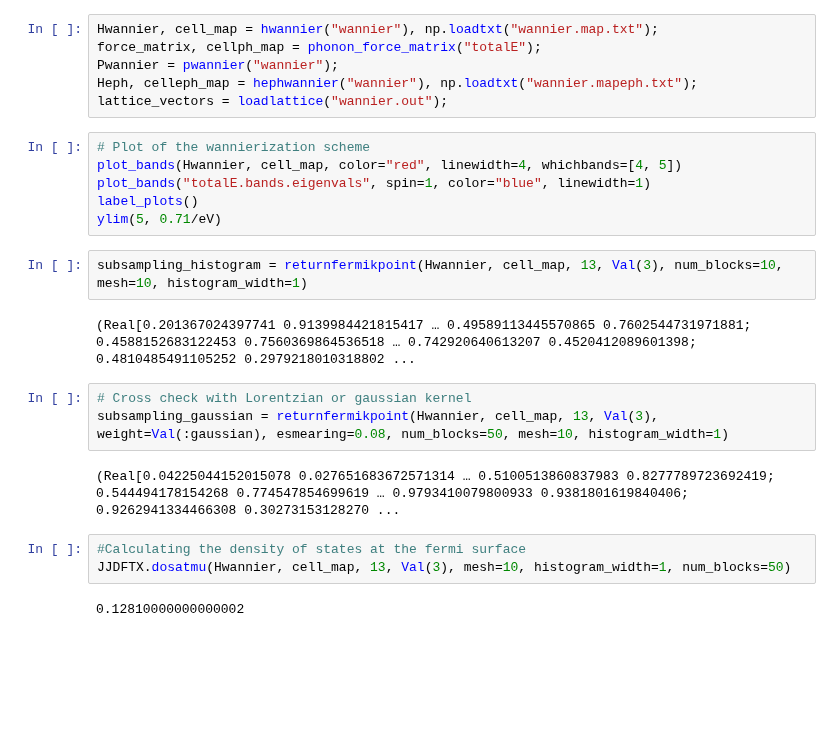
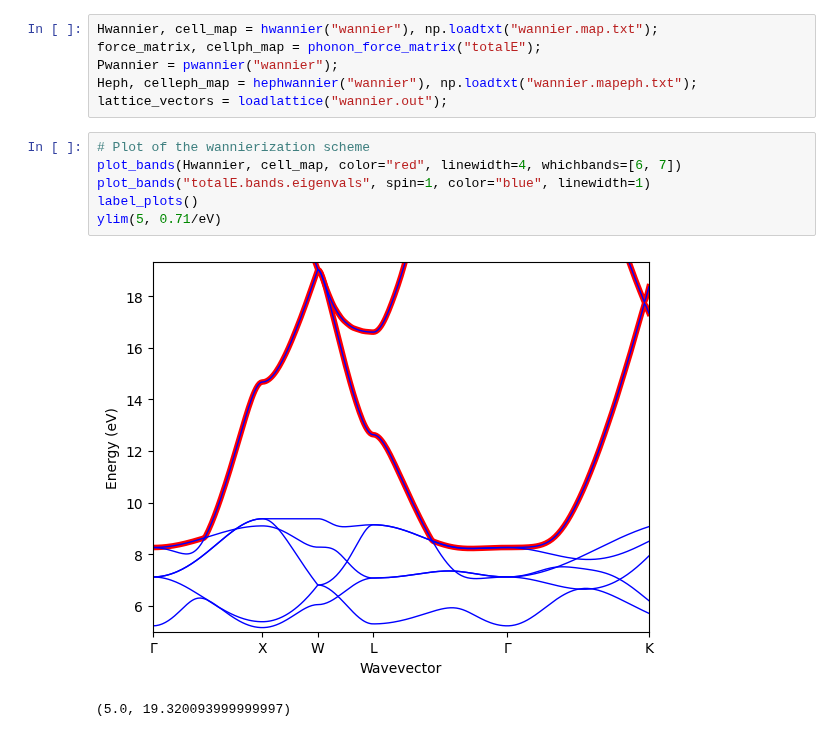
Before and after one commit to AliGhorashiCMT/Plasmons_Paper, a Jupyter notebook: Substitutional_Defects/Argentene/3Dnew/Analyze.ipynb, the cells around one changed output. Cells and saved outputs as stored; diff of their text form; blank space fills up the shorter version.

```diff
--- a/Substitutional_Defects/Argentene/3Dnew/Analyze.ipynb
+++ b/Substitutional_Defects/Argentene/3Dnew/Analyze.ipynb
@@ -16,21 +16,10 @@ Heph, celleph_map = hephwannier("wannier"), np.loadtxt("wannier.mapeph.txt");
 lattice_vectors = loadlattice("wannier.out");
 # %%
 # Plot of the wannierization scheme
-plot_bands(Hwannier, cell_map, color="red", linewidth=4, whichbands=[4, 5])
+plot_bands(Hwannier, cell_map, color="red", linewidth=4, whichbands=[6, 7])
 plot_bands("totalE.bands.eigenvals", spin=1, color="blue", linewidth=1)
 label_plots()
 ylim(5, 0.71/eV)
+# %% [output]
+[figure, added]
+(5.0, 19.320093999999997)
-# %%
-subsampling_histogram = returnfermikpoint(Hwannier, cell_map, 13, Val(3), num_blocks=10, mesh=10, histogram_width=1)
-# %% [output]
-(Real[0.201367024397741 0.9139984421815417 … 0.49589113445570865 0.7602544731971881; 0.4588152683122453 0.7560369864536518 … 0.742920640613207 0.4520412089601398; 0.4810485491105252 0.2979218010318802 ...
-# %%
-# Cross check with Lorentzian or gaussian kernel
-subsampling_gaussian = returnfermikpoint(Hwannier, cell_map, 13, Val(3), weight=Val(:gaussian), esmearing=0.08, num_blocks=50, mesh=10, histogram_width=1)
-# %% [output]
-(Real[0.04225044152015078 0.027651683672571314 … 0.5100513860837983 0.8277789723692419; 0.544494178154268 0.774547854699619 … 0.9793410079800933 0.9381801619840406; 0.9262941334466308 0.30273153128270 ...
-# %%
-#Calculating the density of states at the fermi surface
-JJDFTX.dosatmu(Hwannier, cell_map, 13, Val(3), mesh=10, histogram_width=1, num_blocks=50)
-# %% [output]
-0.12810000000000002
```
Also changed, not shown: parts of 14 cells of this notebook.
